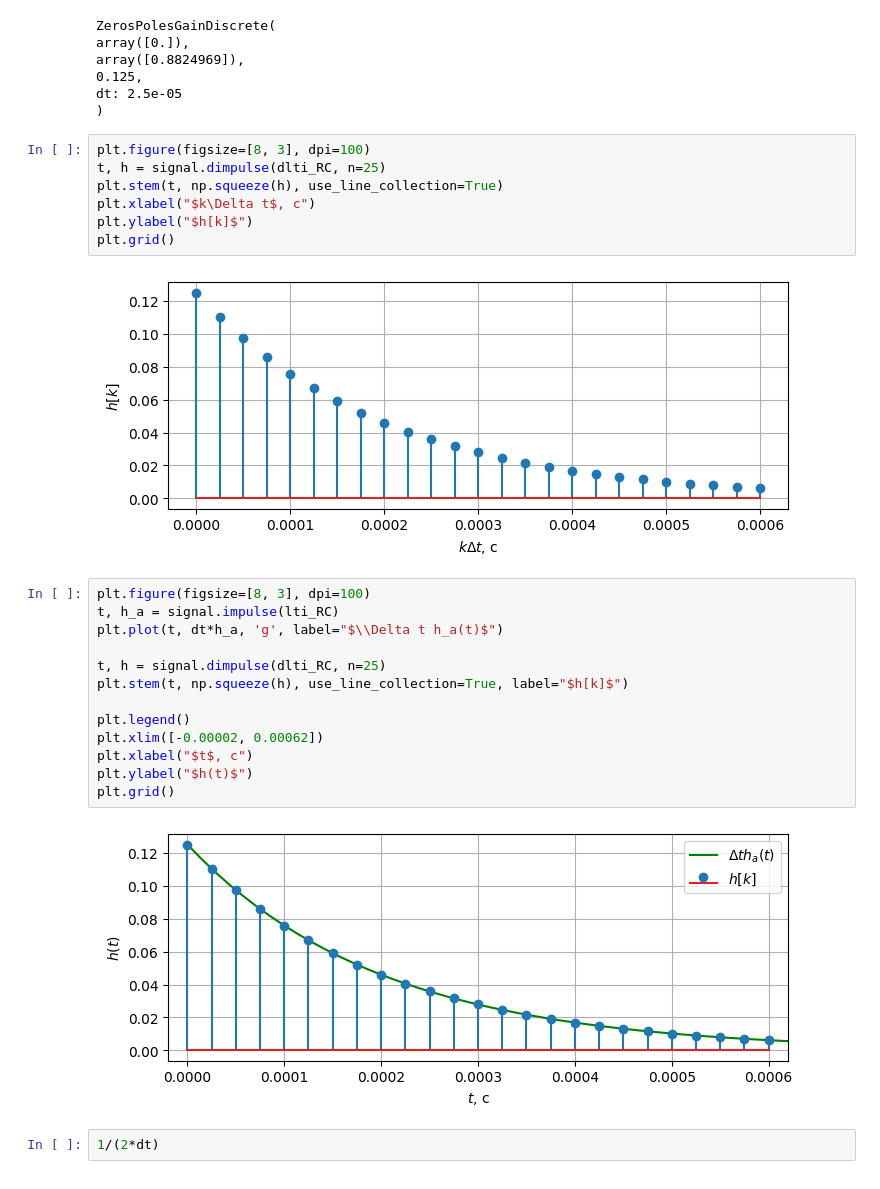
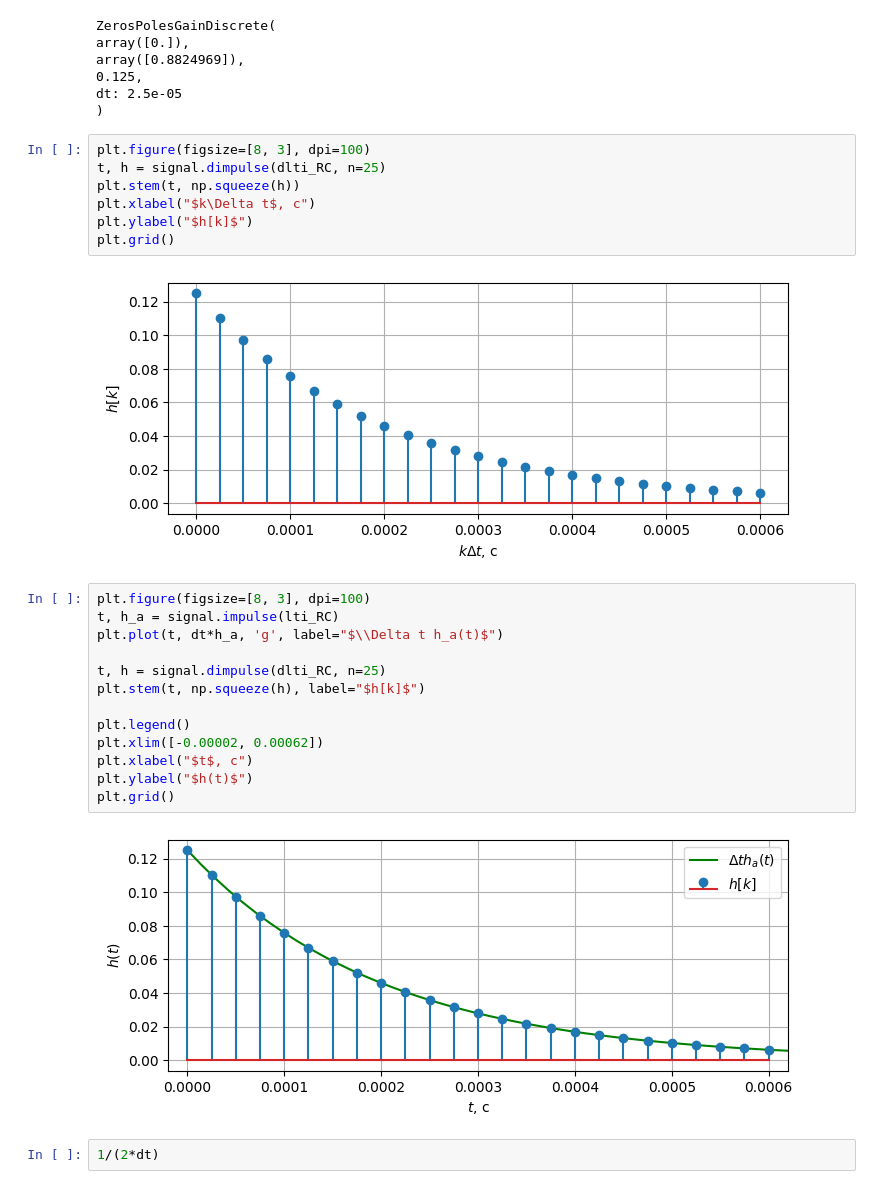
Before and after one commit to sin-diesel/digital-signals-laboratory, a Jupyter notebook: iir-filters-synthesis/Module3lab3.ipynb, the cells around one changed output. Saved outputs shown, nothing was run; the diff lists cells and outputs as text.

```diff
--- a/iir-filters-synthesis/Module3lab3.ipynb
+++ b/iir-filters-synthesis/Module3lab3.ipynb
@@ -165,19 +165,19 @@ dt: 2.5e-05
 # %%
 plt.figure(figsize=[8, 3], dpi=100)
 t, h = signal.dimpulse(dlti_RC, n=25)
-plt.stem(t, np.squeeze(h), use_line_collection=True)
+plt.stem(t, np.squeeze(h))
 plt.xlabel("$k\Delta t$, c")
 plt.ylabel("$h[k]$")
 plt.grid()
 # %% [output]
-[figure, old version]
+[figure, new version]
 # %%
 plt.figure(figsize=[8, 3], dpi=100)
 t, h_a = signal.impulse(lti_RC)
 plt.plot(t, dt*h_a, 'g', label="$\\Delta t h_a(t)$")
 
 t, h = signal.dimpulse(dlti_RC, n=25)
-plt.stem(t, np.squeeze(h), use_line_collection=True, label="$h[k]$")
+plt.stem(t, np.squeeze(h), label="$h[k]$")
 
 plt.legend()
 plt.xlim([-0.00002, 0.00062])
@@ -185,7 +185,7 @@ plt.xlabel("$t$, c")
 plt.ylabel("$h(t)$")
 plt.grid()
 # %% [output]
-[figure, old version]
+[figure, new version]
 # %%
 1/(2*dt)
 # %% [output]
```
Also changed, not shown: parts of 5 cells of this notebook, 11 other files.
